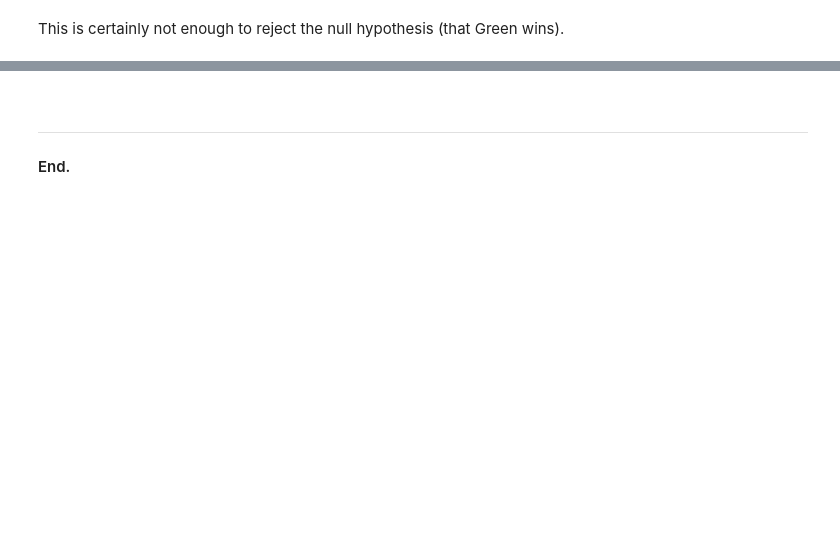
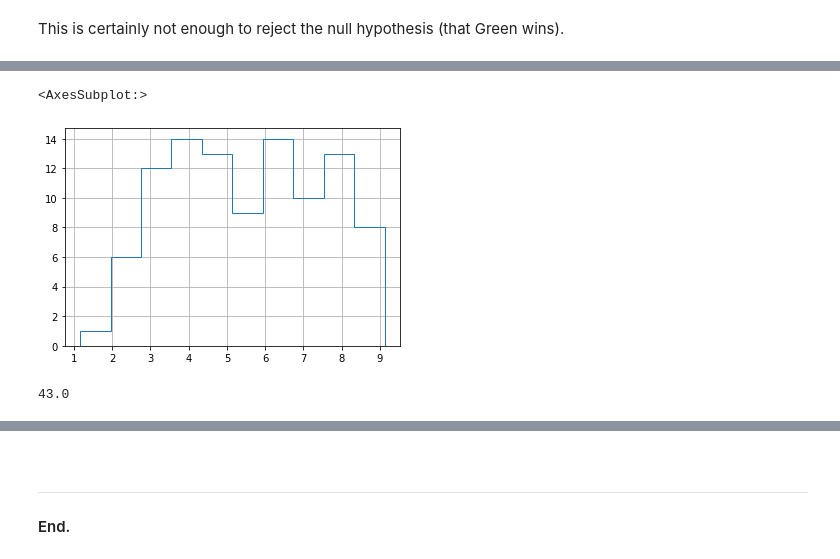
Before and after one commit to olgarozhdestvina/Data-Science-and-Machine-Learning, a Jupyter notebook: Statistical inference/Poll.ipynb, the cells around one changed output, grey strips where cells are left out. Cells and saved outputs as stored; diff of their text form; code cells hidden in the pictures; blank space fills up the shorter version.

```diff
--- a/Statistical inference/Poll.ipynb
+++ b/Statistical inference/Poll.ipynb
@@ -186,0 +192,4 @@ We can see that the Brown's fraction value is so extreme that it is not even inc
+# %%
+# load grades
+pop = pd.read_csv('../Data/grades.csv')
+pop.head()
@@ -186,0 +203,11 @@ We can see that the Brown's fraction value is so extreme that it is not even inc
+# %%
+# look at the histogram
+pop.grade.hist(histtype='step')
+# %% [output]
+<AxesSubplot:>
+[figure, added]
+# %%
+# calculate the percentage of failing grade
+ss.percentileofscore(pop.grade, 5)
+# %% [output]
+43.0
```
Also changed, not shown: parts of 19 cells of this notebook.
